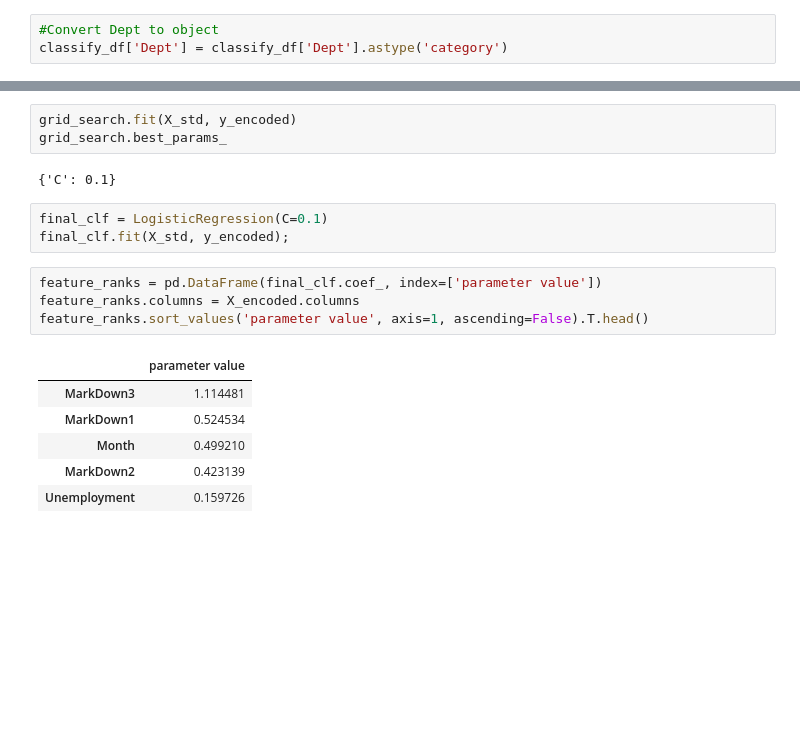
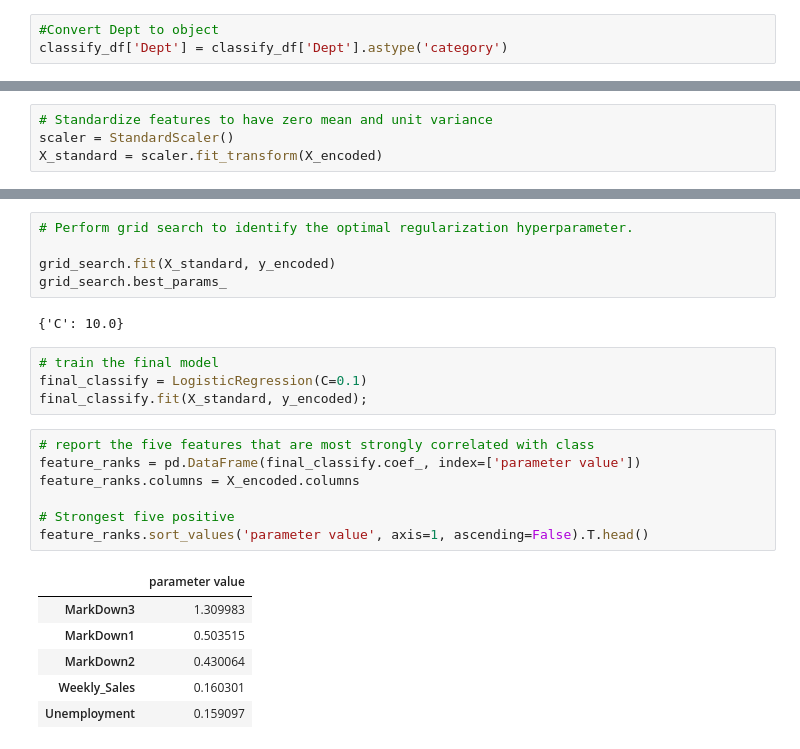
Before and after one commit to arentaylor/DBC_FinalProject, a Jupyter notebook: Classification.ipynb, the cells around one changed output, grey strips where cells are left out. Drawn from its saved outputs; the diff is of its cells as text; blank space fills up the shorter version.

```diff
--- a/Classification.ipynb
+++ b/Classification.ipynb
@@ -124 +126,5 @@ X_std = scaler.fit_transform(X_encoded)
+# %%
+# Standardize features to have zero mean and unit variance
+scaler = StandardScaler()
+X_standard = scaler.fit_transform(X_encoded)
 # %%
@@ -170,20 +187,26 @@ scores.mean()
-# %%
-grid_search.fit(X_std, y_encoded)
-grid_search.best_params_
-# %% [output]
-{'C': 0.1}
+# %%
+# Perform grid search to identify the optimal regularization hyperparameter.
+
+grid_search.fit(X_standard, y_encoded)
+grid_search.best_params_
+# %% [output]
+{'C': 10.0}
 # %%
-final_clf = LogisticRegression(C=0.1)
-final_clf.fit(X_std, y_encoded);
+# train the final model
+final_classify = LogisticRegression(C=0.1)
+final_classify.fit(X_standard, y_encoded);
 # %%
-feature_ranks = pd.DataFrame(final_clf.coef_, index=['parameter value'])
+# report the five features that are most strongly correlated with class
+feature_ranks = pd.DataFrame(final_classify.coef_, index=['parameter value'])
 feature_ranks.columns = X_encoded.columns
+
+# Strongest five positive
 feature_ranks.sort_values('parameter value', axis=1, ascending=False).T.head()
 # %% [output]
 |  | parameter value |
-| MarkDown3 | 1.114481 |
-| MarkDown1 | 0.524534 |
-| Month | 0.499210 |
-| MarkDown2 | 0.423139 |
-| Unemployment | 0.159726 |
+| MarkDown3 | 1.309983 |
+| MarkDown1 | 0.503515 |
+| MarkDown2 | 0.430064 |
+| Weekly_Sales | 0.160301 |
+| Unemployment | 0.159097 |
 # %%
```
Also changed, not shown: parts of 19 cells of this notebook, 8 other files.
